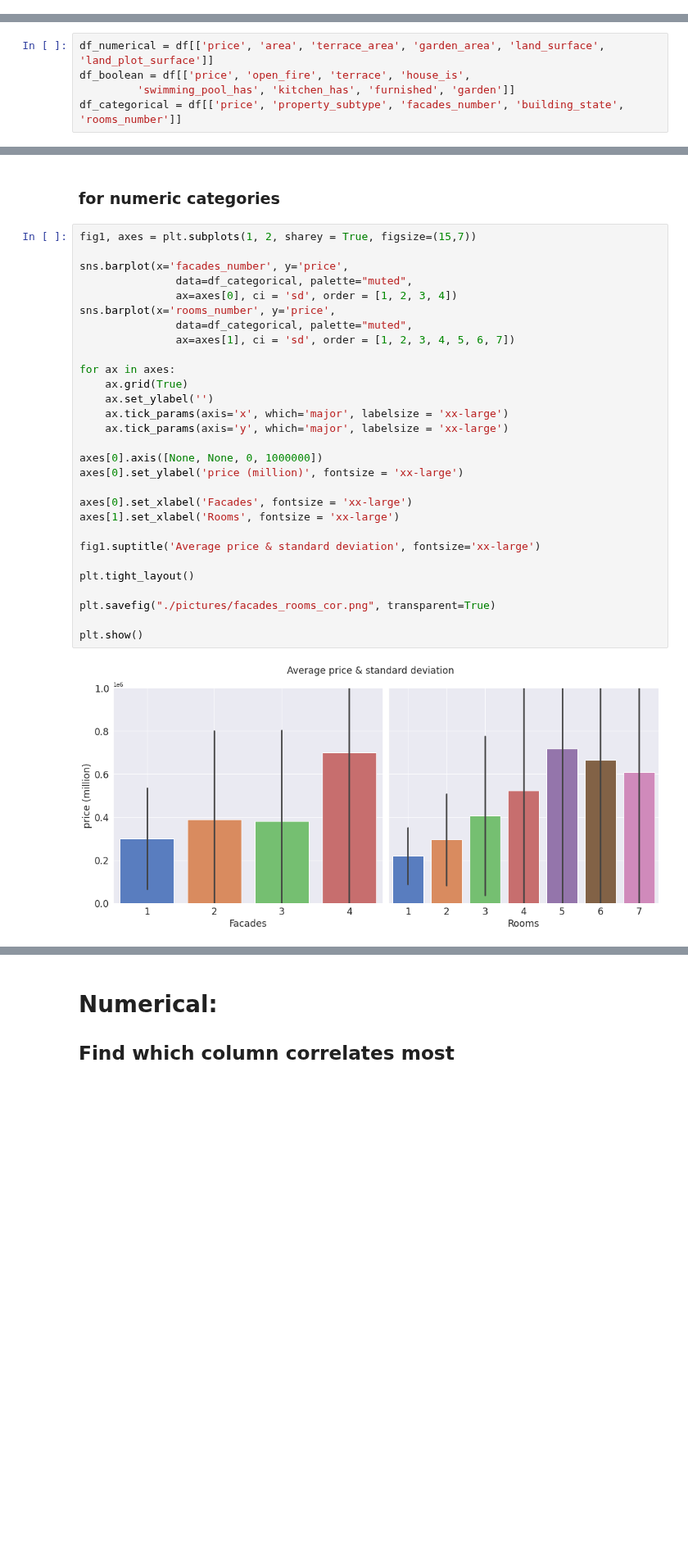
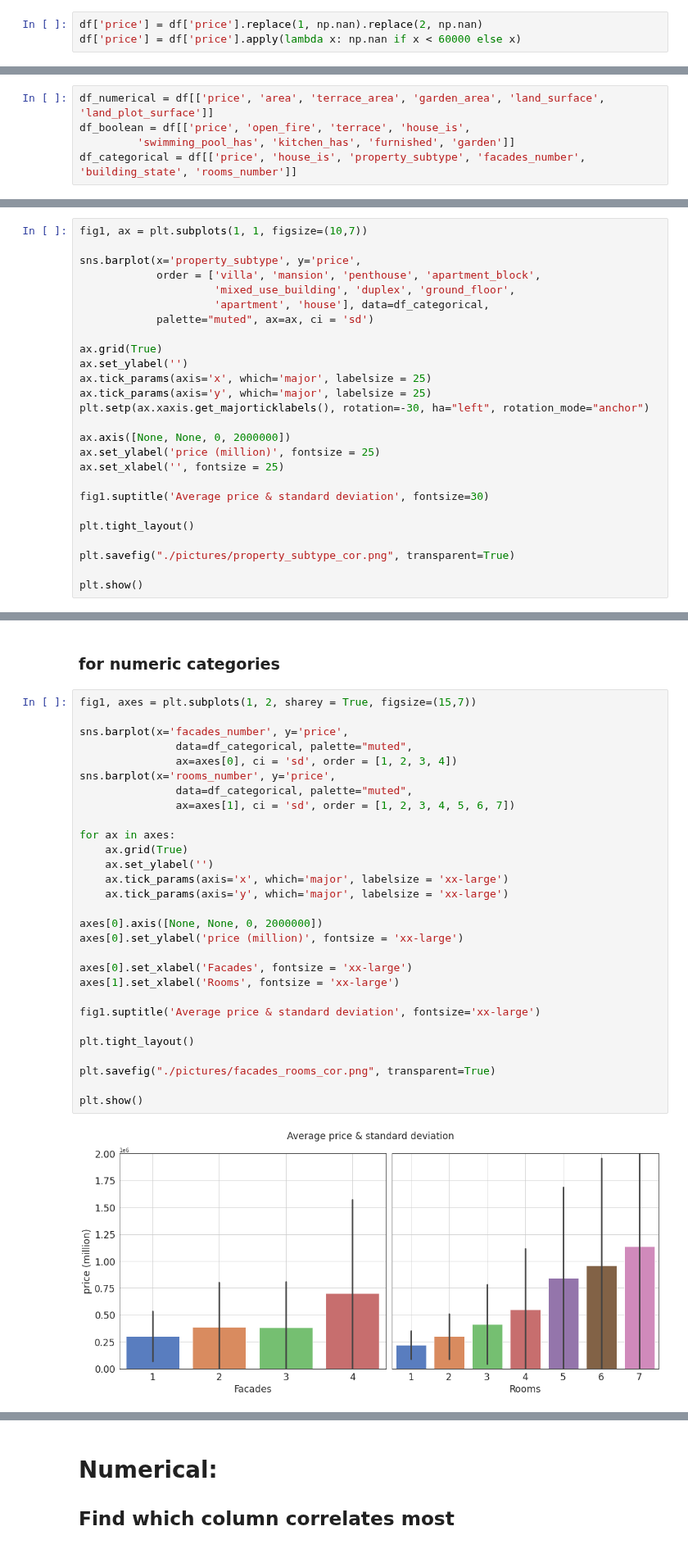
Before and after one commit to phfimmers/Data_visualization, a Jupyter notebook: Correlations/philippe_plot.ipynb, the cells around one changed output, grey strips where cells are left out. Shown at 82% size. Drawn from its saved outputs; the diff is of its cells as text; blank space fills up the shorter version.

```diff
--- a/Correlations/philippe_plot.ipynb
+++ b/Correlations/philippe_plot.ipynb
@@ -19,3 +21,6 @@ df = pd.read_csv('../csv_files/cleaned_properties (original).csv', index_col = 0
+# %%
+df['price'] = df['price'].replace(1, np.nan).replace(2, np.nan)
+df['price'] = df['price'].apply(lambda x: np.nan if x < 60000 else x)
 # %%
 df.columns
 # %% [output]
@@ -31,7 +36,7 @@ Index(['locality', 'house_is', 'property_subtype', 'price', 'sale',
 df_numerical = df[['price', 'area', 'terrace_area', 'garden_area', 'land_surface', 'land_plot_surface']]
 df_boolean = df[['price', 'open_fire', 'terrace', 'house_is',
          'swimming_pool_has', 'kitchen_has', 'furnished', 'garden']]
-df_categorical = df[['price', 'property_subtype', 'facades_number', 'building_state', 'rooms_number']]
+df_categorical = df[['price', 'house_is', 'property_subtype', 'facades_number', 'building_state', 'rooms_number']]
 # %% [markdown]
 # Categorical
 # %%
@@ -144,0 +156,26 @@ plt.show()
+# %%
+fig1, ax = plt.subplots(1, 1, figsize=(10,7))
+
+sns.barplot(x='property_subtype', y='price',
+            order = ['villa', 'mansion', 'penthouse', 'apartment_block',
+                     'mixed_use_building', 'duplex', 'ground_floor',
+                     'apartment', 'house'], data=df_categorical,
+            palette="muted", ax=ax, ci = 'sd')
+
+ax.grid(True)
+ax.set_ylabel('')
+ax.tick_params(axis='x', which='major', labelsize = 25)
+ax.tick_params(axis='y', which='major', labelsize = 25)
+plt.setp(ax.xaxis.get_majorticklabels(), rotation=-30, ha="left", rotation_mode="anchor")
+
+ax.axis([None, None, 0, 2000000])
+ax.set_ylabel('price (million)', fontsize = 25)
+ax.set_xlabel('', fontsize = 25)
+
+fig1.suptitle('Average price & standard deviation', fontsize=30)
+
+plt.tight_layout()
+
+plt.savefig("./pictures/property_subtype_cor.png", transparent=True)
+
+plt.show()
@@ -147,31 +186,31 @@ plt.show()
 # %%
 fig1, axes = plt.subplots(1, 2, sharey = True, figsize=(15,7))
 
 sns.barplot(x='facades_number', y='price',
                data=df_categorical, palette="muted",
                ax=axes[0], ci = 'sd', order = [1, 2, 3, 4])
 sns.barplot(x='rooms_number', y='price',
                data=df_categorical, palette="muted",
                ax=axes[1], ci = 'sd', order = [1, 2, 3, 4, 5, 6, 7])
 
 for ax in axes:
     ax.grid(True)
     ax.set_ylabel('')
     ax.tick_params(axis='x', which='major', labelsize = 'xx-large')
     ax.tick_params(axis='y', which='major', labelsize = 'xx-large')
 
-axes[0].axis([None, None, 0, 1000000])
+axes[0].axis([None, None, 0, 2000000])
 axes[0].set_ylabel('price (million)', fontsize = 'xx-large')
 
 axes[0].set_xlabel('Facades', fontsize = 'xx-large')
 axes[1].set_xlabel('Rooms', fontsize = 'xx-large')
 
 fig1.suptitle('Average price & standard deviation', fontsize='xx-large')
 
 plt.tight_layout()
 
 plt.savefig("./pictures/facades_rooms_cor.png", transparent=True)
 
 plt.show()
 # %% [output]
-[figure, old version]
+[figure, new version]
```
Also changed, not shown: parts of 16 cells of this notebook, 5 other files.
